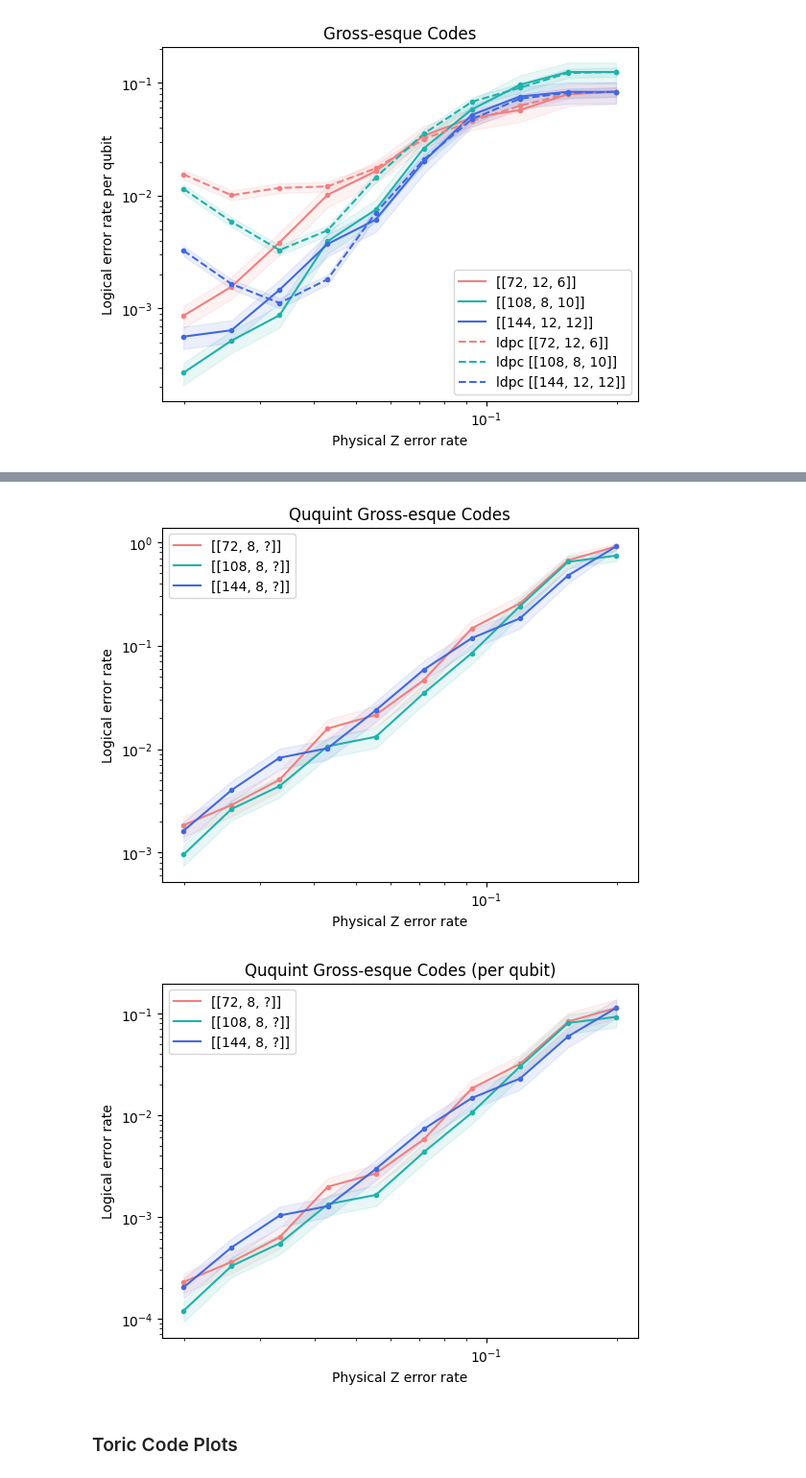
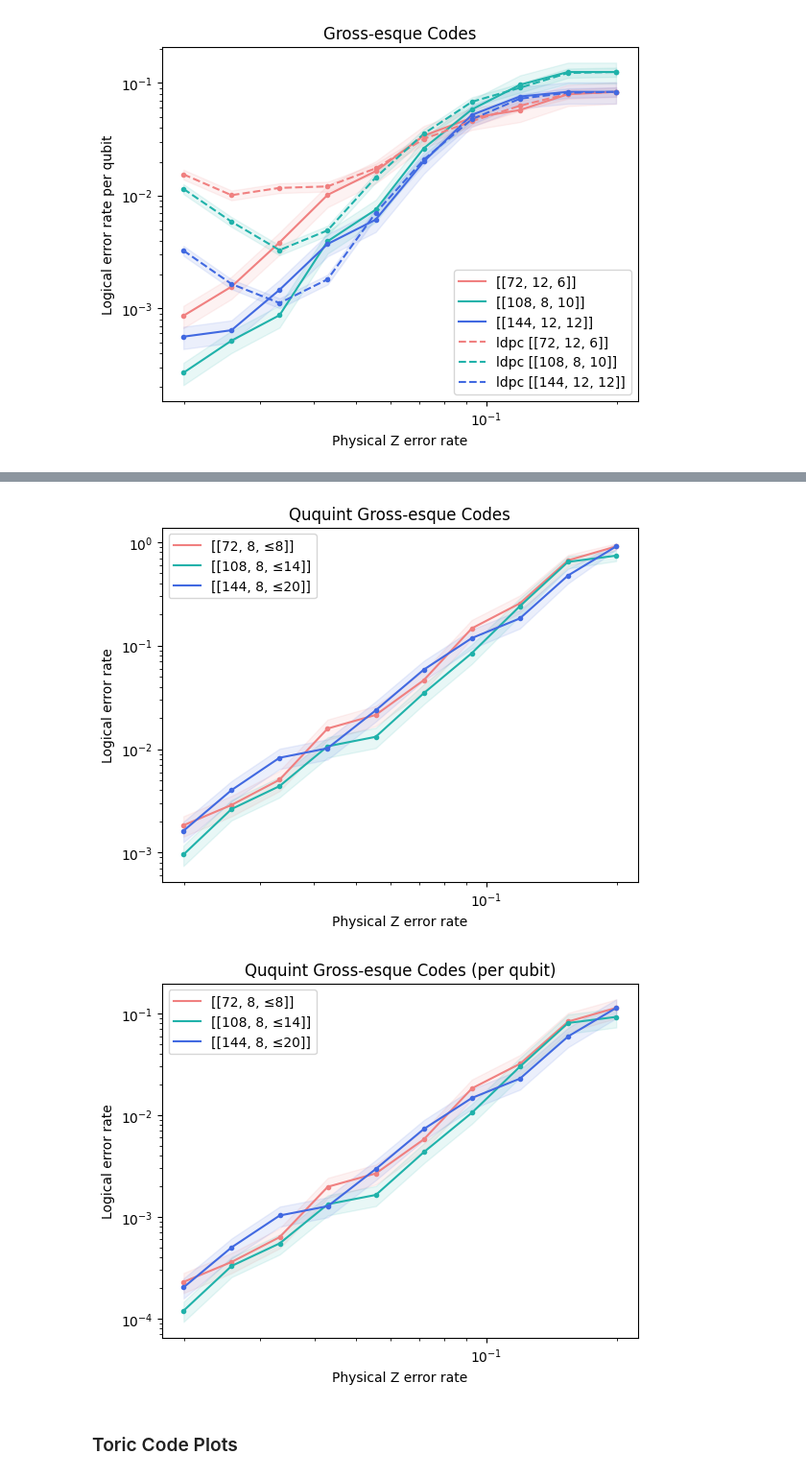
Before and after one commit to e-kneip/bbqudit, a Jupyter notebook: bbq/notebooks/plots_and_data_saves.ipynb, the cells around one changed output, grey strips where cells are left out. Shown at 96% size. Drawn from its saved outputs; the diff is of its cells as text; code cells hidden in the pictures.

```diff
--- a/bbq/notebooks/plots_and_data_saves.ipynb
+++ b/bbq/notebooks/plots_and_data_saves.ipynb
@@ -148,11 +166,11 @@ scaled_results = {72 : np.array(results[72])*8,
            108: np.array(results[108])*8,
            144: np.array(results[144])*8}
 # %%
-plot_results(physical_error, results, num_failures, noise_model, rounds, legend=['[[72, 8, ?]]', '[[108, 8, ?]]', '[[144, 8, ?]]'], title='Ququint Gross-esque Codes')
-plot_results(physical_error, scaled_results, num_failures, noise_model, rounds, legend=['[[72, 8, ?]]', '[[108, 8, ?]]', '[[144, 8, ?]]'], title='Ququint Gross-esque Codes (per qubit)')
+plot_results(physical_error, results, num_failures, noise_model, rounds, legend=['[[72, 8, ≤8]]', '[[108, 8, ≤14]]', '[[144, 8, ≤20]]'], title='Ququint Gross-esque Codes')
+plot_results(physical_error, scaled_results, num_failures, noise_model, rounds, legend=['[[72, 8, ≤8]]', '[[108, 8, ≤14]]', '[[144, 8, ≤20]]'], title='Ququint Gross-esque Codes (per qubit)')
 # %% [output]
-[figure, old version]
+[figure, new version]
-[figure, old version]
+[figure, new version]
 # %% [markdown]
 ### Toric Code Plots
 # %%
```
Also changed, not shown: parts of 11 cells of this notebook, 5 other files.
